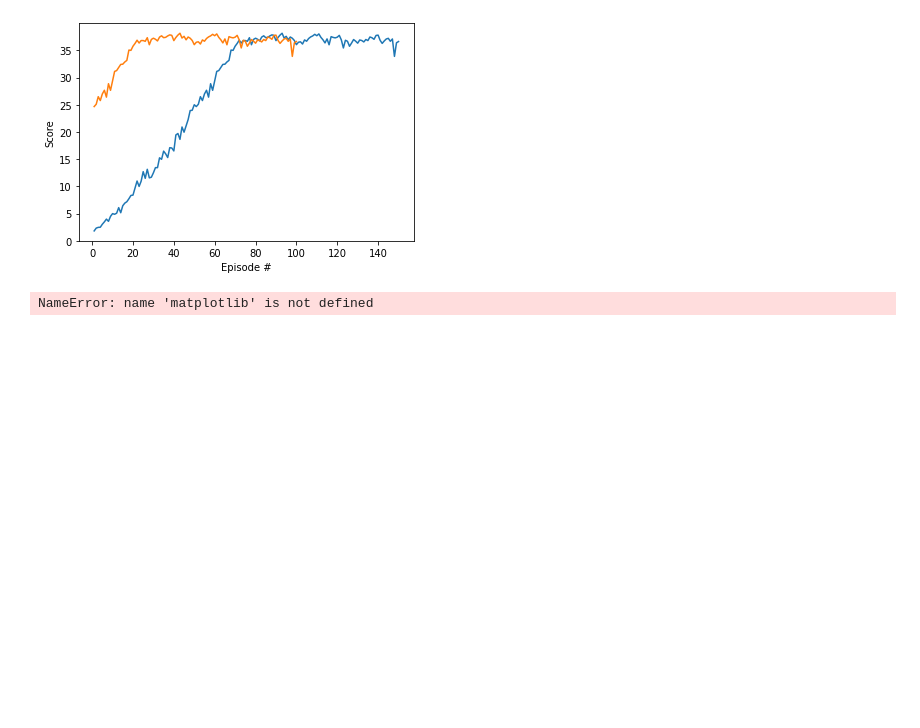
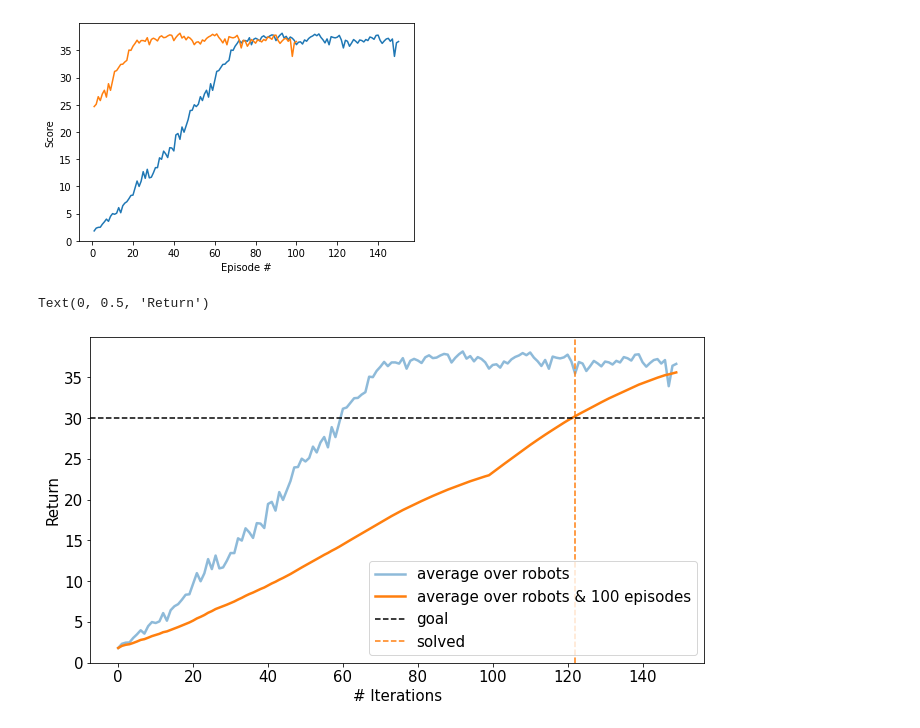
Before and after one commit to danny-bit/udacity_rl, a Jupyter notebook: p2_continuous-control/Continuous_Control.ipynb, the cells around one changed output. Saved outputs shown, nothing was run; the diff lists cells and outputs as text; code cells hidden in the pictures; blank space fills up the shorter version.

```diff
--- a/p2_continuous-control/Continuous_Control.ipynb
+++ b/p2_continuous-control/Continuous_Control.ipynb
@@ -181,17 +150,23 @@ Episode 150     Average Score: 35.60
 # %%
 import pandas as pd
 import matplotlib.pyplot as plt
 import matplotlib
-matplotlib.rcParams.update({'font.size': 20})
+matplotlib.rcParams.update({'font.size': 15})
 
 data = pd.read_csv('log_training_p2contControl.csv', header=None)
 
-plt.plot(data[0], alpha=0.5, label='average over arms')
-plt.plot(data[1], alpha=0.5, label='average over arms & episodes')
+xsolved = np.where(data[1]>30)
+xsolved = int(xsolved[0][0])
+
+fig = plt.figure(figsize=(11,6))
+plt.plot(data[0], linewidth=2.5, alpha=0.5, label='average over robots')
+h,=plt.plot(data[1], linewidth=2.5, label='average over robots & 100 episodes')
 plt.axhline(30, linestyle='--', color='k', label='goal')
+plt.axvline(xsolved, linestyle='--', color=h.get_color(), label='solved')
 
 plt.legend()
 plt.xlabel('# Iterations')
 plt.ylabel('Return')
 # %% [output]
-NameError: name 'matplotlib' is not defined
+Text(0, 0.5, 'Return')
+[figure, added]
```
Also changed, not shown: parts of 2 cells of this notebook.
